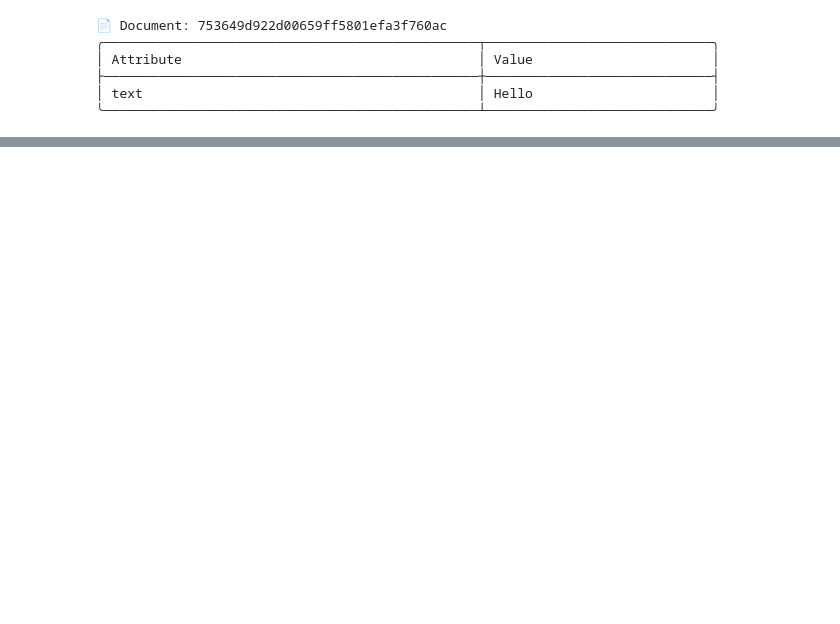
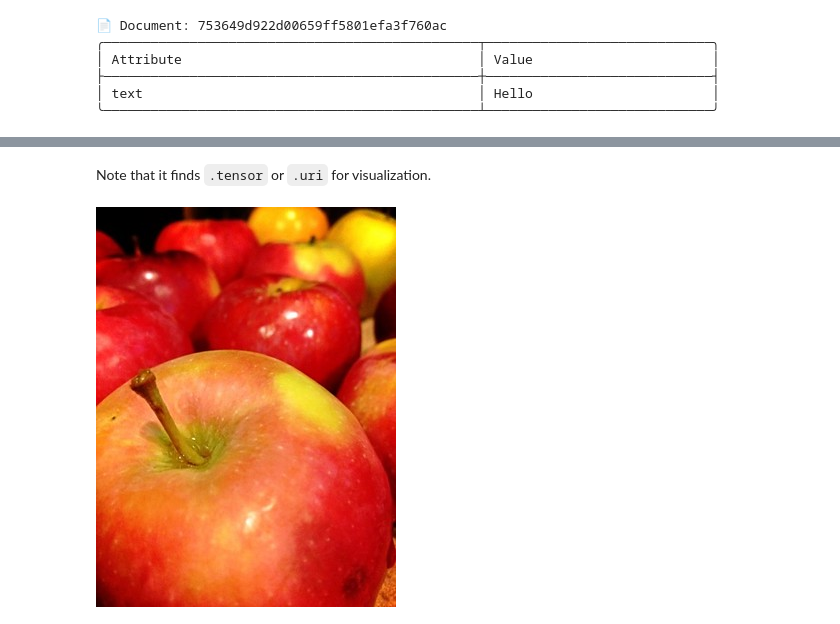
Before and after one commit to icoxfog417/jina-demo, a Jupyter notebook: jina-demo.ipynb, the cells around one changed output, grey strips where cells are left out. Drawn from its saved outputs; the diff is of its cells as text; code cells hidden in the pictures; blank space fills up the shorter version.

```diff
--- a/jina-demo.ipynb
+++ b/jina-demo.ipynb
@@ -18,0 +60,7 @@ d
+# %% [markdown]
+Note that it finds `.tensor` or `.uri` for visualization.
+# %%
+d = Document(uri="example.jpg").load_uri_to_image_tensor()
+d.display()
+# %% [output]
+[figure, added]
```
Also changed, not shown: parts of 10 cells of this notebook, 3 other files.
